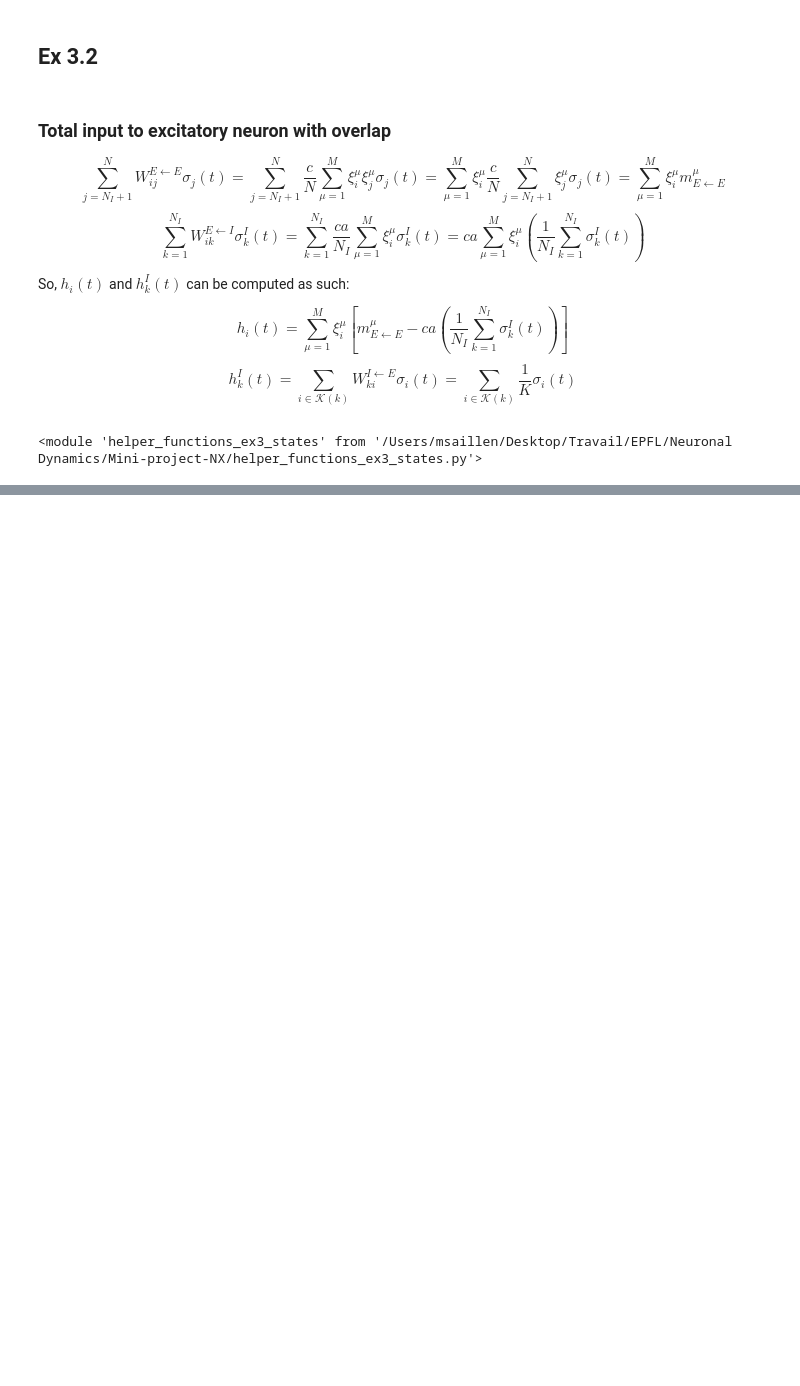
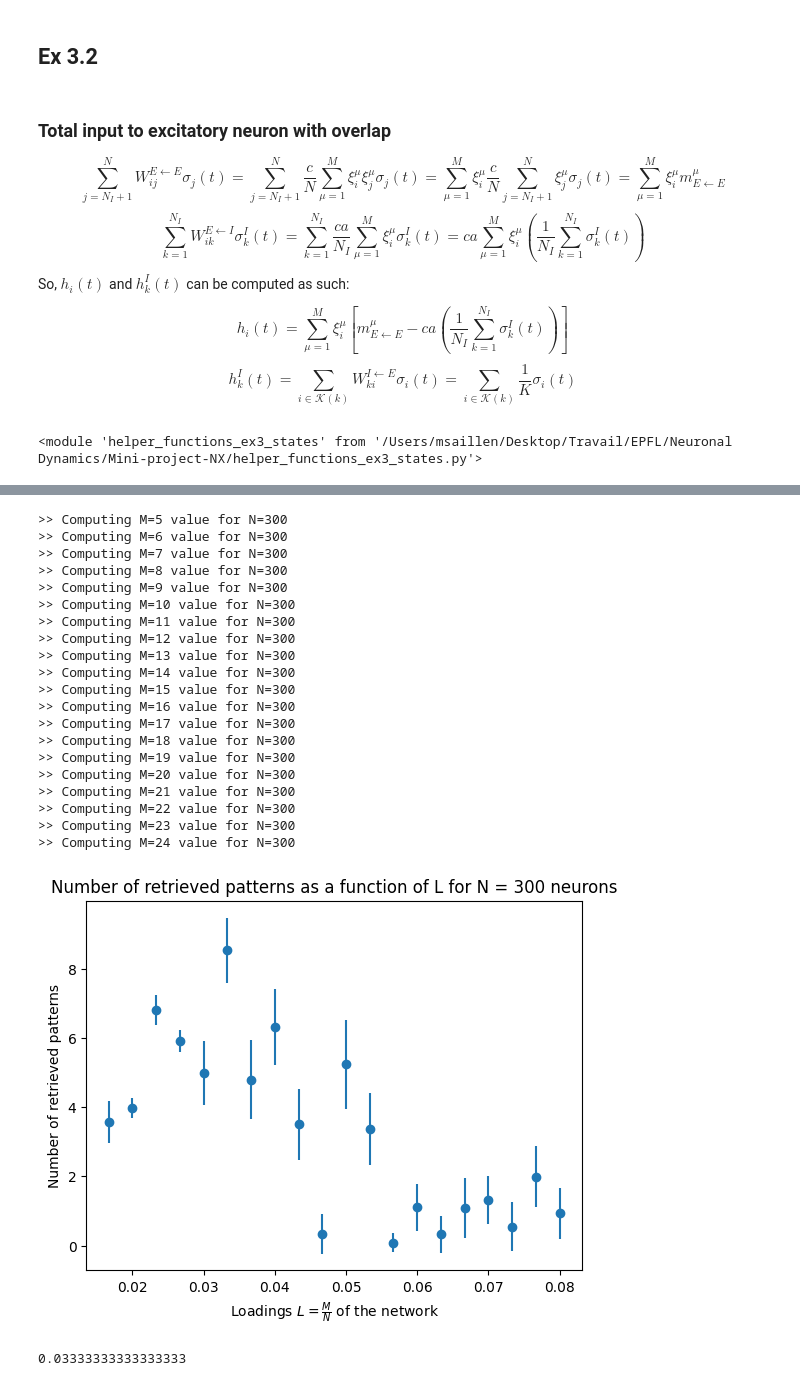
Before and after one commit to siyounglee00/Mini-project-NX, a Jupyter notebook: Miniproject_ex3.ipynb, the cells around one changed output, grey strips where cells are left out. Saved outputs shown, nothing was run; the diff lists cells and outputs as text; code cells hidden in the pictures; blank space fills up the shorter version.

```diff
--- a/Miniproject_ex3.ipynb
+++ b/Miniproject_ex3.ipynb
@@ -252,0 +362,43 @@ The overlap is 1.1185185185185185
+# %%
+reload(helper_functions_ex3)
+import numpy as np
+from helper_functions_ex3 import study_simple_capacity
+
+# Find the capacity for N = 300 as in question 1.6
+
+cst["N"] = 300
+cst["N_I"] = 80
+cst["K"] = 60
+cst["nr_flips"] = int(0.05 * cst["N"])
+cst["c_f"] = 0.05
+cst["T"] = 50
+cst["nr_iter"] = 100
+M_values = np.arange(5, 25, 1)
+
+capacity = study_simple_capacity(cst, M_values, function_name="seq")
+# %% [output]
+>> Computing M=5 value for N=300
+>> Computing M=6 value for N=300
+>> Computing M=7 value for N=300
+>> Computing M=8 value for N=300
+>> Computing M=9 value for N=300
+>> Computing M=10 value for N=300
+>> Computing M=11 value for N=300
+>> Computing M=12 value for N=300
+>> Computing M=13 value for N=300
+>> Computing M=14 value for N=300
+>> Computing M=15 value for N=300
+>> Computing M=16 value for N=300
+>> Computing M=17 value for N=300
+>> Computing M=18 value for N=300
+>> Computing M=19 value for N=300
+>> Computing M=20 value for N=300
+>> Computing M=21 value for N=300
+>> Computing M=22 value for N=300
+>> Computing M=23 value for N=300
+>> Computing M=24 value for N=300
+[figure, added]
+# %%
+print(capacity)
+# %% [output]
+0.03333333333333333
```
Also changed, not shown: parts of 27 cells of this notebook, 2 other files.
